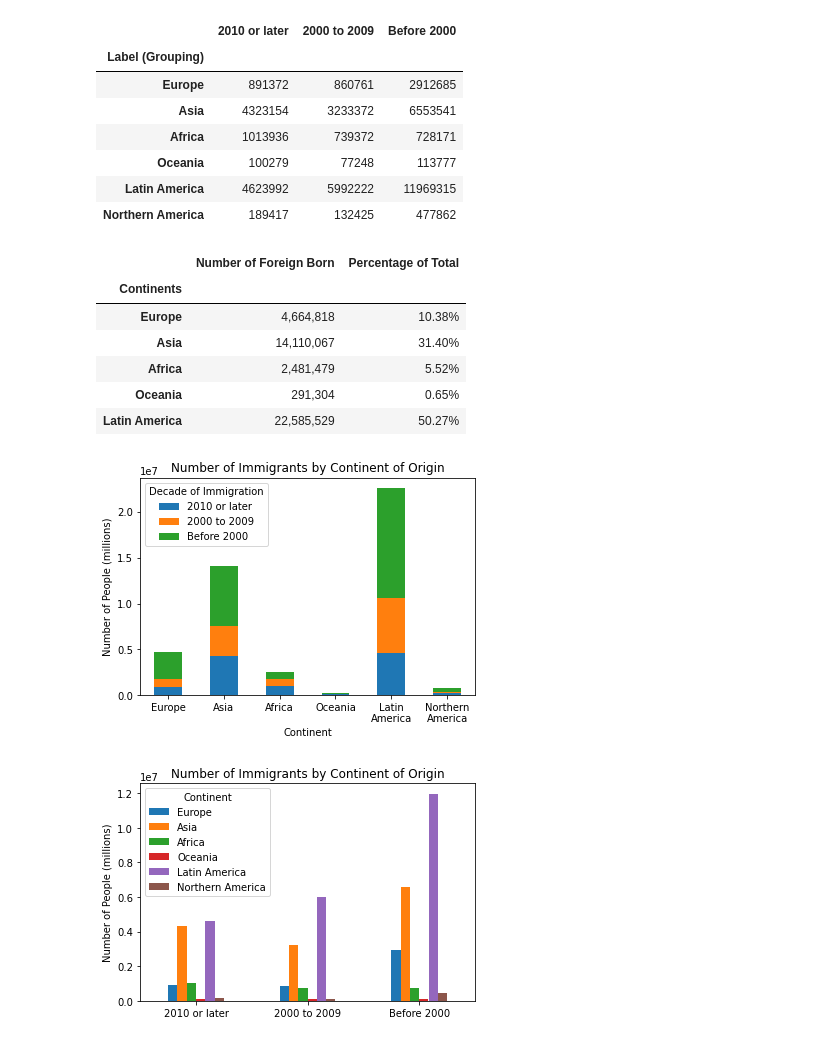
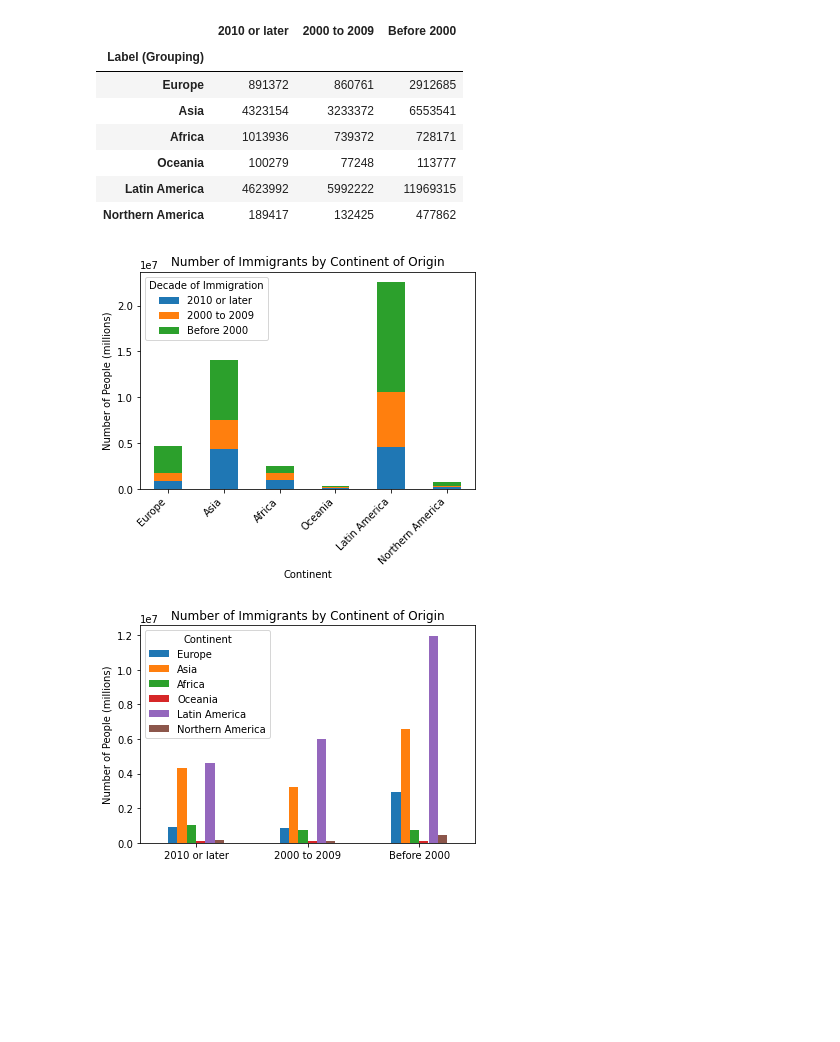
Before and after one commit to halabi93/Immigration-Data-Analysis, a Jupyter notebook: DataAnalysis.ipynb, the cells around one changed output. Saved outputs shown, nothing was run; the diff lists cells and outputs as text; code cells hidden in the pictures; blank space fills up the shorter version.

```diff
--- a/DataAnalysis.ipynb
+++ b/DataAnalysis.ipynb
@@ -98,32 +85,20 @@ total_continents_df["Percentage of Total"] = total_continents_df["Percentage of
-# %%
-total_continents_df.head()
-# %% [output]
-|  | Number of Foreign Born | Percentage of Total |
-| Continents |  |  |
-| Europe | 4,664,818 | 10.38% |
-| Asia | 14,110,067 | 31.40% |
-| Africa | 2,481,479 | 5.52% |
-| Oceania | 291,304 | 0.65% |
-| Latin America | 22,585,529 | 50.27% |
 # %%
 title = "Number of Immigrants by Continent of Origin"
 ylabel = "Number of People (millions)"
 xlabel = "Continent"
 
-labels = ["Europe", "Asia", "Africa", "Oceania", "Latin\nAmerica", "Northern\nAmerica"]
-ticks = np.arange(0, len(labels), 1)
 
 continents_df.plot.bar(stacked = True, title = title, ylabel = ylabel, xlabel = xlabel);
 plt.legend(title="Decade of Immigration", ncol=1, loc="upper left")
-plt.xticks(ticks, labels, rotation=0, ha='center');
+plt.xticks(rotation=45, ha='right');
 
 savename = "Continent.svg"
 plt.savefig("Images/"+ savename, bbox_inches='tight')
 
 savename = "Continent.png"
 plt.savefig("Images/"+ savename, bbox_inches='tight')
 # %% [output]
-[figure, old version]
+[figure, new version]
 # %%
 continents_df_T = continents_df.transpose()
 # %%
```
Also changed, not shown: parts of 9 cells of this notebook, 30 other files.
